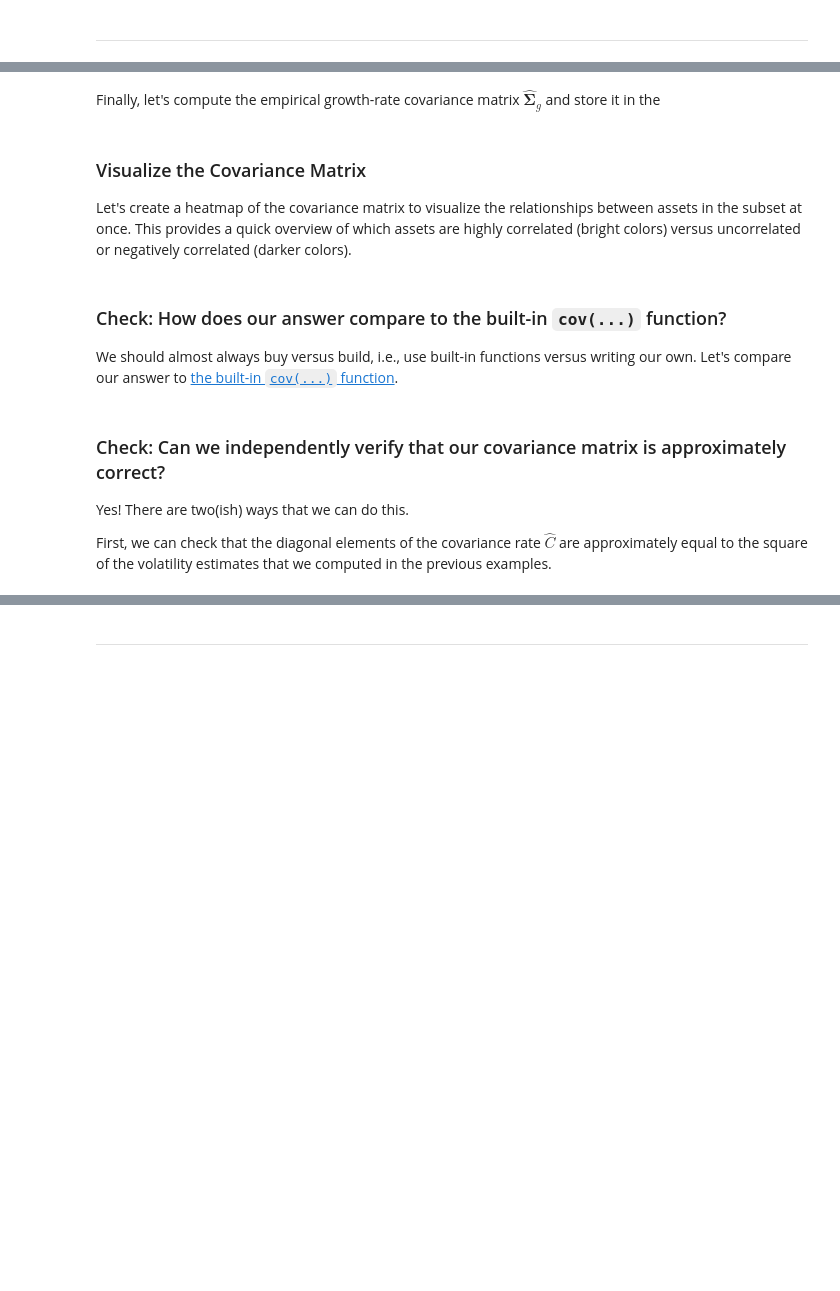
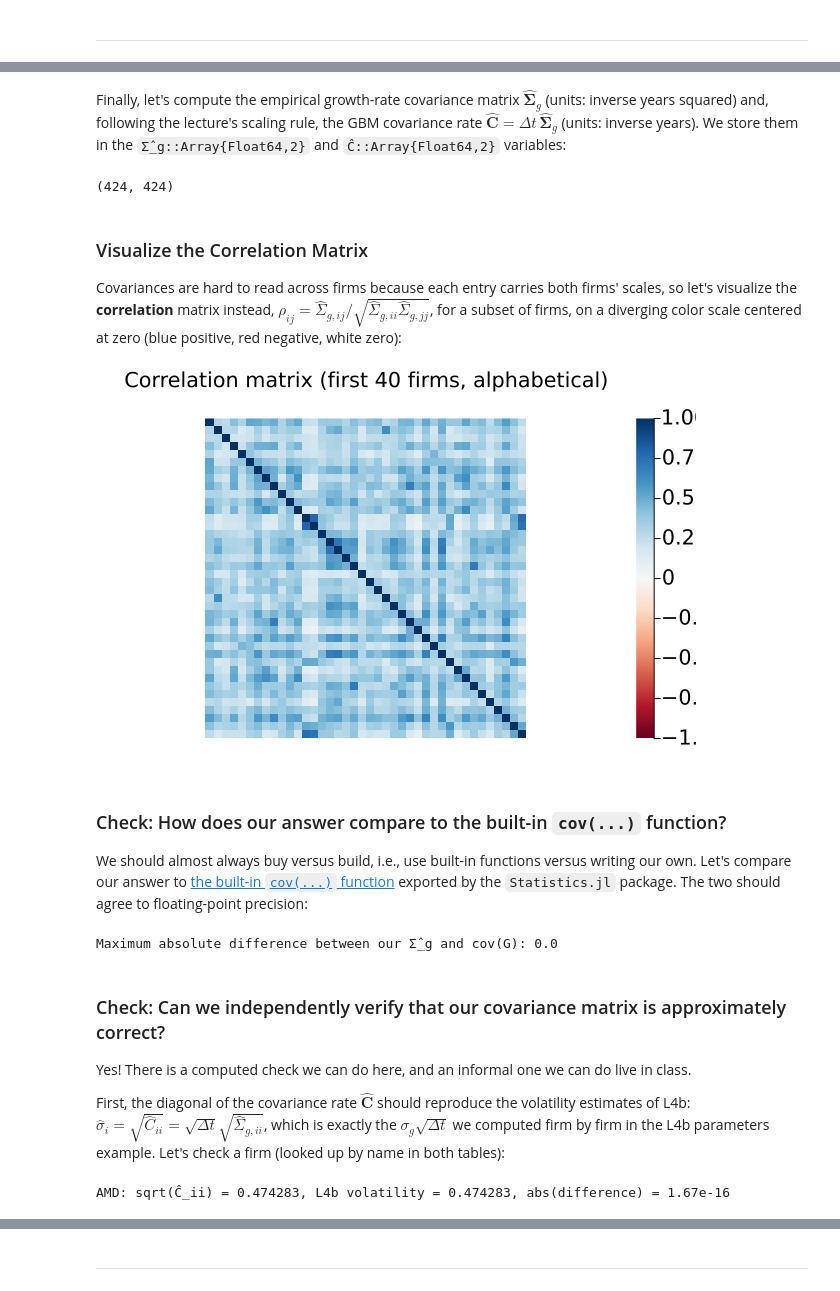
Before and after one commit to varnerlab/CHEME-5660-CourseRepository-Fall-2026, a Jupyter notebook: lectures/week-5/L5a/CHEME-5660-L5a-Example-CovarianceMatrix-Fall-2026.ipynb, the cells around one changed output, grey strips where cells are left out. Saved outputs shown, nothing was run; the diff lists cells and outputs as text; code cells hidden in the pictures; blank space fills up the shorter version.

```diff
--- a/lectures/week-5/L5a/CHEME-5660-L5a-Example-CovarianceMatrix-Fall-2026.ipynb
+++ b/lectures/week-5/L5a/CHEME-5660-L5a-Example-CovarianceMatrix-Fall-2026.ipynb
@@ -134,59 +137,69 @@ end
 # %% [markdown]
-Finally, let's compute the empirical growth-rate covariance matrix $\hat{\mathbf{\Sigma}}_g$ and store it in the
+Finally, let's compute the empirical growth-rate covariance matrix $\hat{\mathbf{\Sigma}}_g$ (units: inverse years squared) and, following the lecture's scaling rule, the GBM covariance rate $\hat{\mathbf{C}}=\Delta{t}\,\hat{\mathbf{\Sigma}}_g$ (units: inverse years). We store them in the `Σ̂_g::Array{Float64,2}` and `Ĉ::Array{Float64,2}` variables:
 # %%
-Σ̂_g, Ĉ = let
-   (n, m) = size(X_centered)
-   Σ_g = (1/(n-1)) * (X_centered' * X_centered); # Cov(g), units: 1/year²
+Σ̂_g, Ĉ = let
+   (N, M) = size(G_centered)
+   Σ_g = (1/(N-1)) * (G_centered' * G_centered); # Cov(g), units: 1/year²
    C = Δt*Σ_g; # GBM covariance rate, units: 1/year
    (Σ_g, C)
-end
+end;
+size(Σ̂_g)
+# %% [output]
+(424, 424)
 # %% [markdown]
-### Visualize the Covariance Matrix
-Let's create a heatmap of the covariance matrix to visualize the relationships between assets in the subset at once. This provides a quick overview of which assets are highly correlated (bright colors) versus uncorrelated or negatively correlated (darker colors).
+### Visualize the Correlation Matrix
+Covariances are hard to read across firms because each entry carries both firms' scales, so let's visualize the __correlation__ matrix instead, $\rho_{ij}=\hat{\Sigma}_{g,ij}/\sqrt{\hat{\Sigma}_{g,ii}\hat{\Sigma}_{g,jj}}$, for a subset of firms, on a diverging color scale centered at zero (blue positive, red negative, white zero):
 # %%
 let
     # select a subset of tickers for better visualization (up to 40)
     n_show = min(40, length(list_of_tickers));
-    subset_Σ̂_g = Σ̂_g[1:n_show, 1:n_show];
+    Σ_sub = Σ̂_g[1:n_show, 1:n_show];
+    σ_g = sqrt.(diag(Σ_sub)); # growth-rate standard deviations
+    ρ_sub = Σ_sub ./ (σ_g*σ_g'); # correlation matrix of the subset
 
-    # create heatmap
-    heatmap(subset_Σ̂_g,
+    heatmap(ρ_sub,
         xticks=false,
         yticks=false,
         axis=false,
-        title="Covariance Matrix Heatmap (Subset)",
-        color=:cividis,
+        title="Correlation matrix (first $(n_show) firms, alphabetical)",
+        color=:RdBu, clims=(-1,1), colorbar_ticks=(-1:0.5:1),
         aspect_ratio=:equal,
         yflip=true,
         colorbar_fontsize=8)
 end
+# %% [output]
+[figure, added]
 # %% [markdown]
 ### Check: How does our answer compare to the built-in `cov(...)` function?
-We should almost always buy versus build, i.e., use built-in functions versus writing our own. Let's compare our answer to [the built-in `cov(...)` function](https://docs.julialang.org/en/v1/stdlib/Statistics/#Statistics.cov).
+We should almost always buy versus build, i.e., use built-in functions versus writing our own. Let's compare our answer to [the built-in `cov(...)` function](https://docs.julialang.org/en/v1/stdlib/Statistics/#Statistics.cov) exported by the `Statistics.jl` package. The two should agree to floating-point precision:
 # %%
 Σ_g_builtin = let
-    G = log_growth_matrix(dataset, list_of_tickers); # growth-rate matrix
     cov(G, dims=1); # Cov(g), no Δt scaling
-end
-
+end;
 @assert isapprox(Σ̂_g, Σ_g_builtin, rtol=1e-10)
+println("Maximum absolute difference between our Σ̂_g and cov(G): $(maximum(abs.(Σ̂_g .- Σ_g_builtin)))")
+# %% [output]
+Maximum absolute difference between our Σ̂_g and cov(G): 0.0
 # %% [markdown]
 ### Check: Can we independently verify that our covariance matrix is approximately correct?
-Yes! There are two(ish) ways that we can do this.
+Yes! There is a computed check we can do here, and an informal one we can do live in class.
 
-First, we can check that the diagonal elements of the covariance rate $\hat C$ are approximately equal to the square of the volatility estimates that we computed in the previous examples.
+First, the diagonal of the covariance rate $\hat{\mathbf{C}}$ should reproduce the volatility estimates of L4b: $\hat{\sigma}_{i}=\sqrt{\hat{C}_{ii}}=\sqrt{\Delta{t}}\sqrt{\hat{\Sigma}_{g,ii}}$, which is exactly the $\sigma_{g}\sqrt{\Delta{t}}$ we computed firm by firm in the L4b parameters example. Let's check a firm (looked up by name in both tables):
 # %%
 let
     # initialize -
     ticker_to_check = "AMD";
-    i = findfirst(x-> x==ticker_to_check, list_of_tickers);
-    σ_ii = sqrt(Ĉ[i,i]); # estimated volatility for ticker_to_check
+    i = findfirst(==(ticker_to_check), list_of_tickers);
+    j = findfirst(==(ticker_to_check), parameters_df.ticker);
+    σ_ii = sqrt(Ĉ[i,i]); # volatility estimate from the covariance rate
 
     # what did we compute previously?
-    σ_ii_previous = parameters_df[i, :volatility];
+    σ_ii_previous = parameters_df[j, :volatility];
 
     # compute the difference -
     difference = abs(σ_ii - σ_ii_previous);
-    println("σ_ii = $(σ_ii), previous = $(σ_ii_previous), abs(difference) = $difference")
+    println("$(ticker_to_check): sqrt(Ĉ_ii) = $(round(σ_ii, digits=6)), L4b volatility = $(round(σ_ii_previous, digits=6)), abs(difference) = $(round(difference, sigdigits=3))")
 end
+# %% [output]
+AMD: sqrt(Ĉ_ii) = 0.474283, L4b volatility = 0.474283, abs(difference) = 1.67e-16
 # %% [markdown]
```
Also changed, not shown: parts of 20 cells of this notebook, 48 other files.
